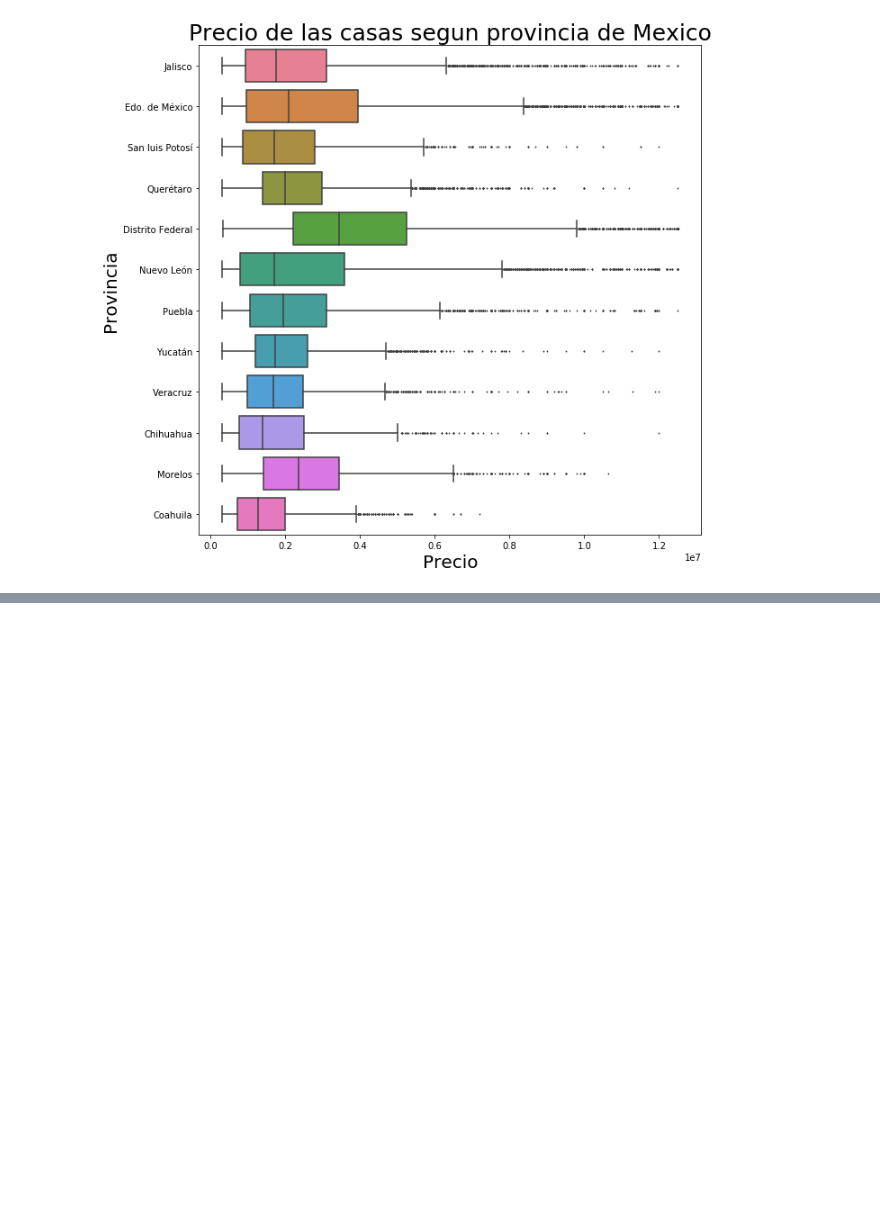
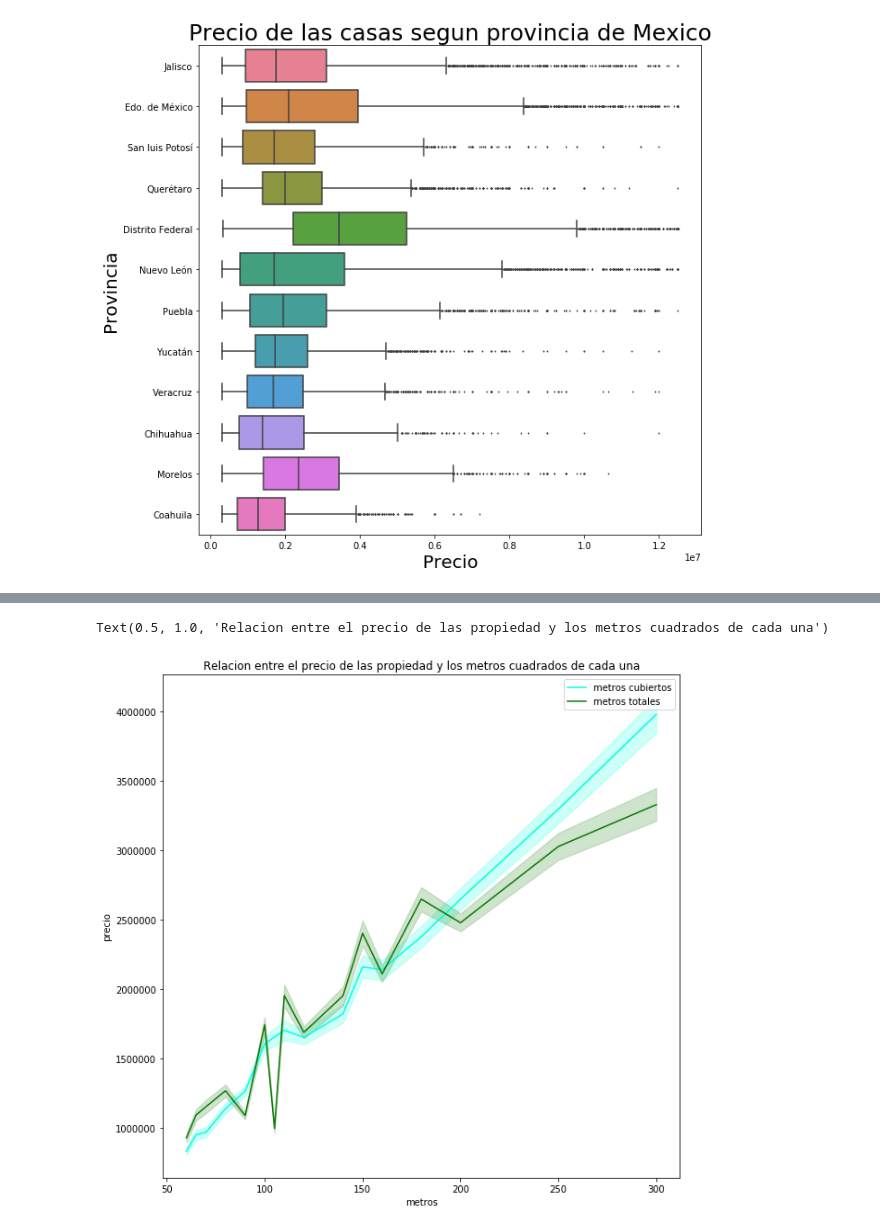
Before and after one commit to lorenzolgz/orgadatostp1, a Jupyter notebook: Analisis_basico.ipynb, the cells around one changed output, grey strips where cells are left out. Saved outputs shown, nothing was run; the diff lists cells and outputs as text; code cells hidden in the pictures; blank space fills up the shorter version.

```diff
--- a/Analisis_basico.ipynb
+++ b/Analisis_basico.ipynb
@@ -586,0 +641,3 @@ Text(0, 0.5, 'Provincia')
+# %%
+df4 = df3.dropna(subset=['metroscubiertos'])
+df4['metroscubiertos'].value_counts()
@@ -586,0 +662,13 @@ Text(0, 0.5, 'Provincia')
+# %%
+filtro_metros=df4['metroscubiertos'].value_counts()>1000
+filtro_metros=filtro_metros[filtro_metros]
+df4=df4[df4['metroscubiertos'].isin(filtro_metros.index)]
+# %%
+plt.figure(figsize=(10,10))
+g=sns.lineplot(x="metroscubiertos", y="precio", data=df4, color="#00ffdd",label="metros cubiertos")
+g=sns.lineplot(x="metrostotales", y="precio", data=df3, color="#0b7805",label="metros totales")
+g.set_xlabel("metros")
+g.set_title("Relacion entre el precio de las propiedad y los metros cuadrados de cada una")
+# %% [output]
+Text(0.5, 1.0, 'Relacion entre el precio de las propiedad y los metros cuadrados de cada una')
+[figure, added]
```
Also changed, not shown: parts of 12 cells of this notebook.
